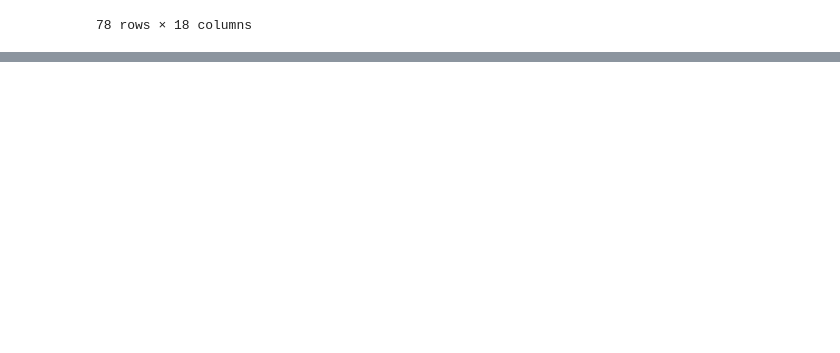
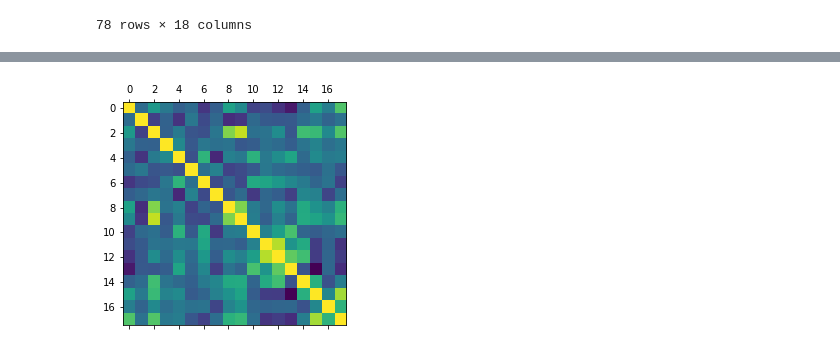
Before and after one commit to mx60s/HUBBS-Lab, a Jupyter notebook: Correlations.ipynb, the cells around one changed output, grey strips where cells are left out. Saved outputs shown, nothing was run; the diff lists cells and outputs as text; code cells hidden in the pictures; blank space fills up the shorter version.

```diff
--- a/Correlations.ipynb
+++ b/Correlations.ipynb
@@ -98,0 +82,15 @@ Namespaces are one honking great idea -- let's do more of those!
+# %%
+import matplotlib.pyplot as plt
+
+plt.matshow(e4_data_results.corr())
+plt.show()
+e4_data_results.corr()
+
+
+# Some conclusions:
+# BFNE correlated to TEMP_PPT (0.454658)
+# STAI State Score correlated to EDA_PPT (0.584015), EDA_FREQ_PPT (0.448568), EDA_AMP_PPT (0.491568)
+
+# fit a line from the slopes
+# %% [output]
+[figure, added]
```
Also changed, not shown: parts of 8 cells of this notebook, 1 other file.
